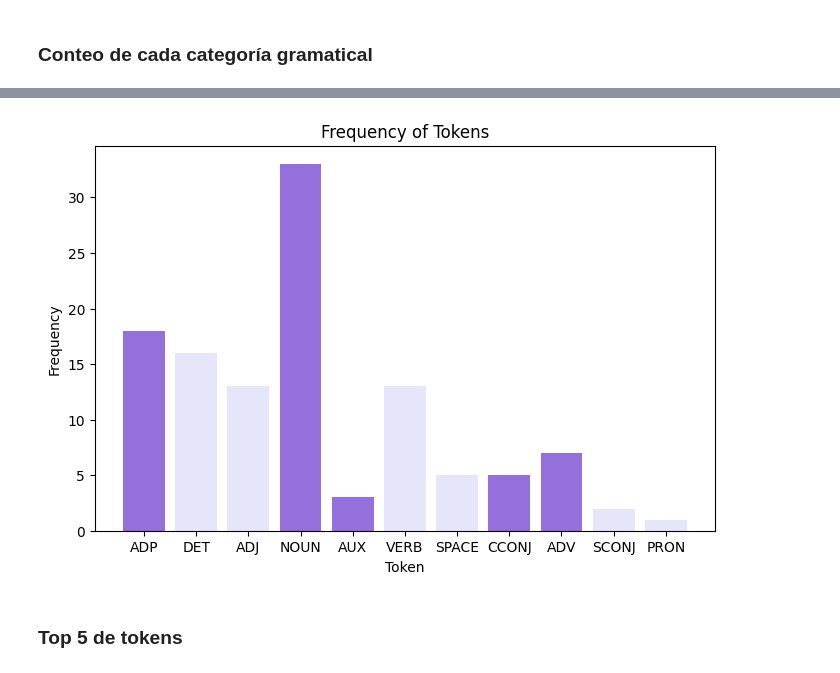
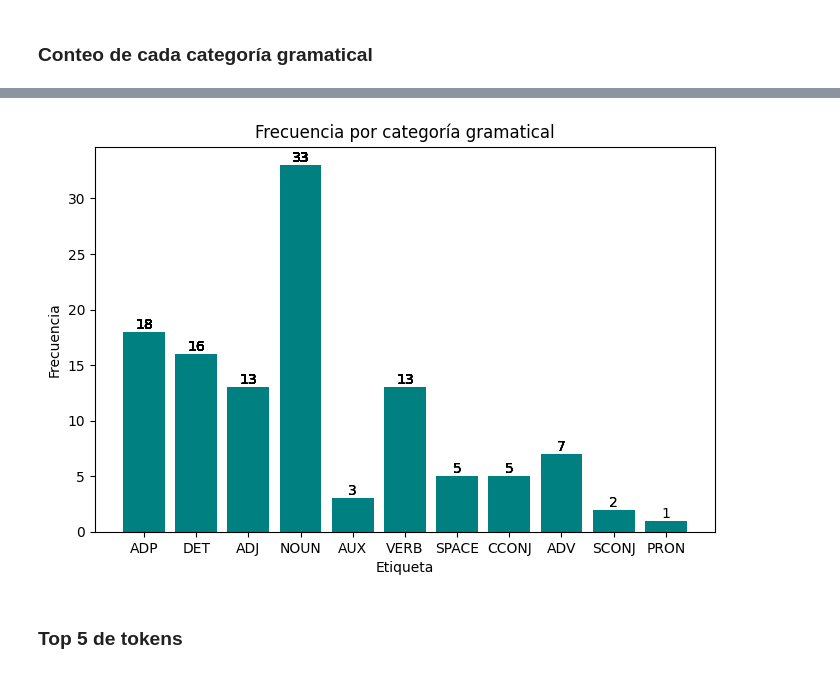
Before and after one commit to LailaBulh/Procesamiento_Lenguaje_Natural, a Jupyter notebook: Etiquetado_gramatical_LB.ipynb, the cells around one changed output, grey strips where cells are left out. Saved outputs shown, nothing was run; the diff lists cells and outputs as text; code cells hidden in the pictures.

```diff
--- a/Etiquetado_gramatical_LB.ipynb
+++ b/Etiquetado_gramatical_LB.ipynb
@@ -171,16 +172,28 @@ Muestra de la cuenta total por etiqueta
 # %%
 import matplotlib.pyplot as plt
 
 ### Grafica de barras
 
 plt.figure(figsize=(8,5))
-plt.bar(tags_df['Tag'], tags_df['Conteo'],  color=['mediumpurple', 'lavender'])
-plt.xlabel("Token")
-plt.ylabel("Frequency")
-plt.title("Frequency of Tokens")
+bars = plt.bar(tags_df['Tag'], tags_df['Conteo'], color=['teal'])
+
+# Ciclo for para agregar frecuencia sobrecada barra
+for bar in bars:
+    altura = bar.get_height()
+    plt.text(
+        bar.get_x() + bar.get_width()/2,
+        altura,
+        str(altura),
+        ha='center', va='bottom'
+    )
+
+### plot
+plt.xlabel("Etiqueta")
+plt.ylabel("Frecuencia")
+plt.title("Frecuencia por categoría gramatical")
 plt.show()
 # %% [output]
-[figure, old version]
+[figure, new version]
 # %% [markdown]
 ### **Top 5 de tokens**
 # %% [markdown]
```
Also changed, not shown: parts of 1 cell of this notebook.
